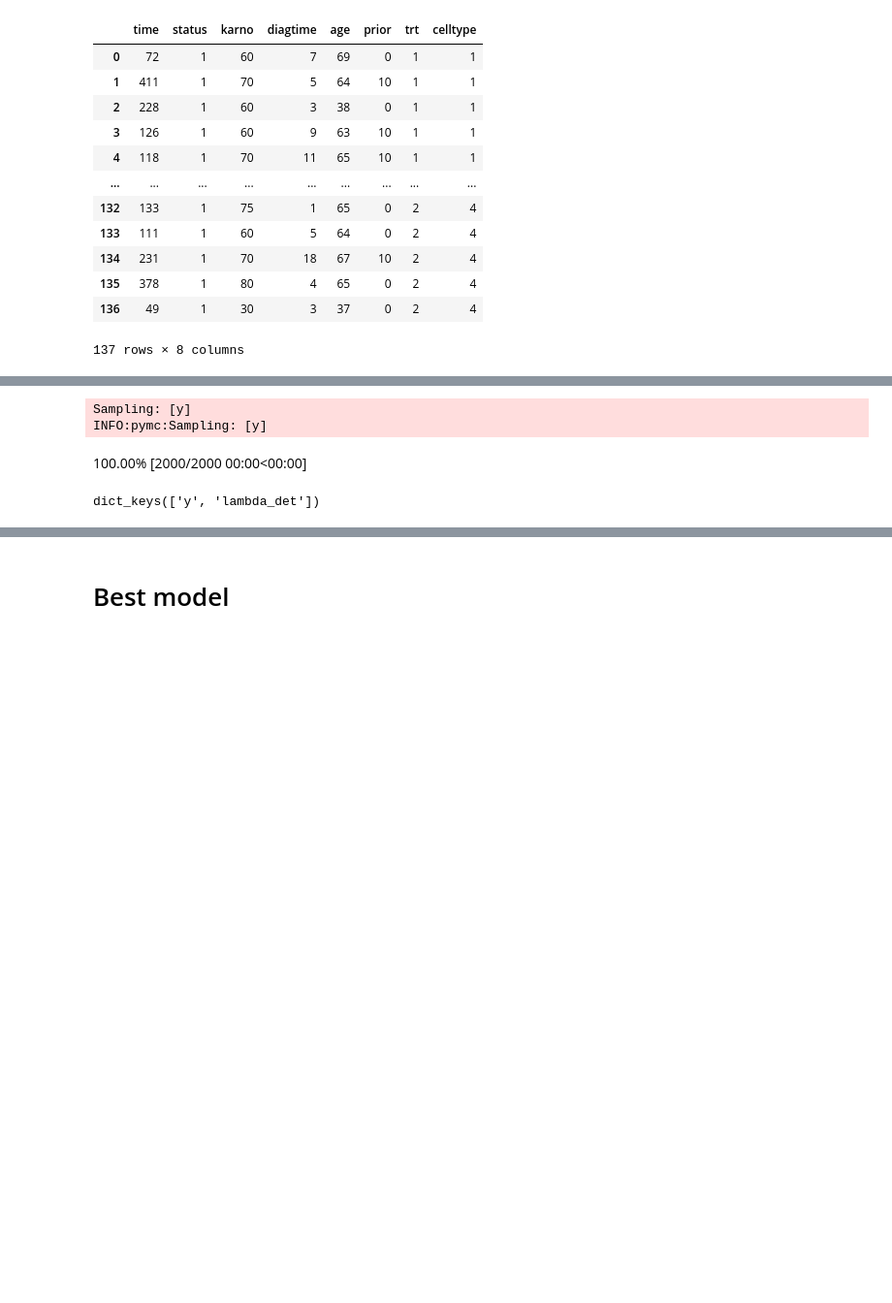
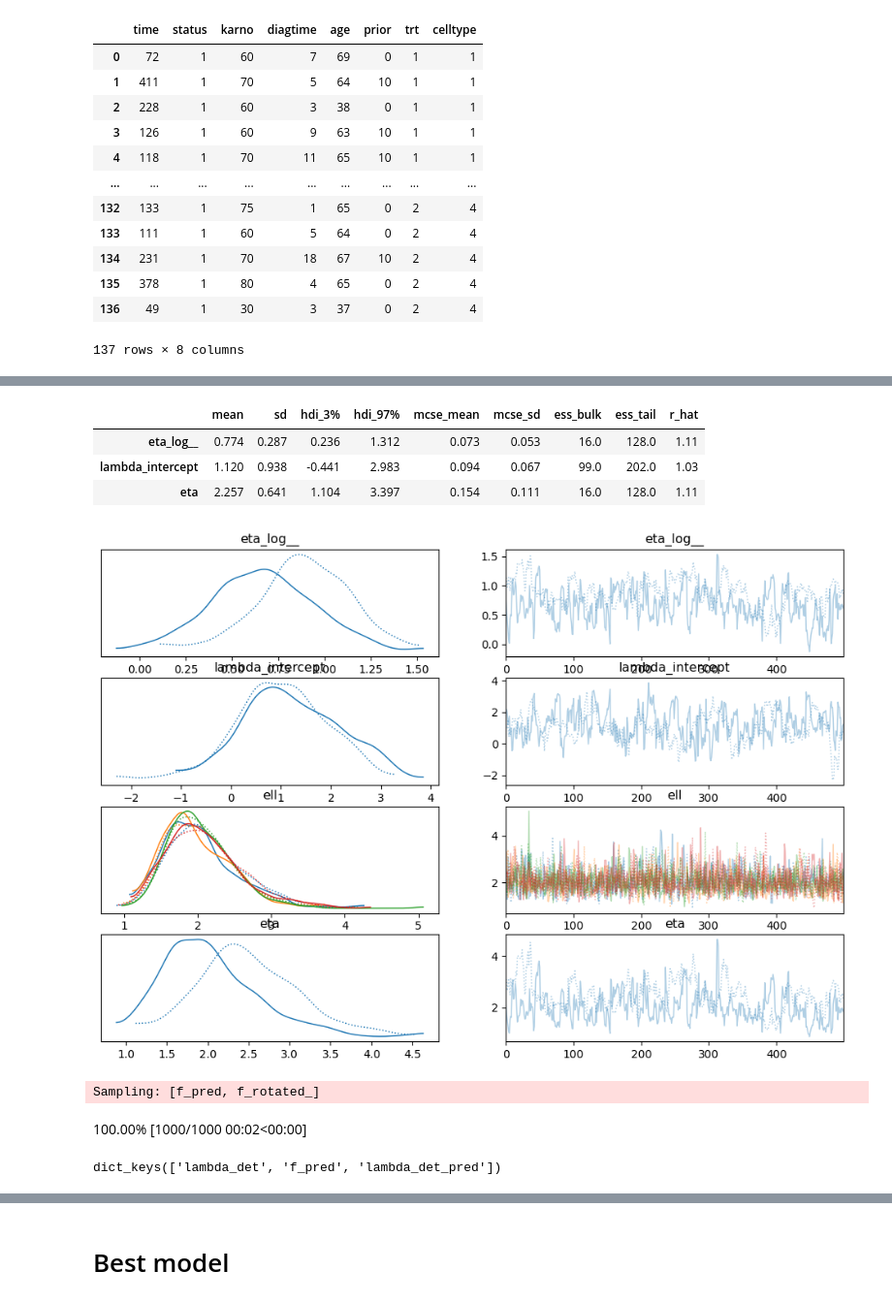
Before and after one commit to ipa/pymc-survival, a Jupyter notebook: examples/notebooks/test_gp.ipynb, the cells around one changed output, grey strips where cells are left out. Shown at 97% size. Cells and saved outputs as stored; diff of their text form; code cells hidden in the pictures; blank space fills up the shorter version.

```diff
--- a/examples/notebooks/test_gp.ipynb
+++ b/examples/notebooks/test_gp.ipynb
@@ -196,38 +54,0 @@ plt.xlim(0, 365);
-# %%
-y_train = y.astype(float)
-print(y_train.shape)
-
-with pm.Model() as model2:
-    ell = pm.InverseGamma("ell", mu=1.0, sigma=0.5, shape=(n_predictors,))
-    eta = pm.Exponential("eta", lam=1.0)
-    cov = eta ** 2 * pm.gp.cov.ExpQuad(input_dim=n_predictors, ls=ell)
-
-    gp = pm.gp.Latent(cov_func=cov)
-    f = gp.prior("f", X=X_train)
-
-    # logit link and Bernoulli likelihood
-    # p = pm.Deterministic("p", pm.math.invlogit(f))
-
-    lambda_intercept = pm.Normal("lambda_intercept",
-                                 mu=0,
-                                 sigma=1)
-
-    lambda_det = pm.Deterministic("lambda_det", pm.math.exp(lambda_intercept + f))
-    # y_ = pm.Bernoulli("y", p=p, observed=y_train)
-
-    # censor_ = pm.math.eq(y_train[:, 1], 1)
-    # print(y_train[:, 0].eval())
-    # without censoring
-    y_ = pm.Exponential("y", pm.math.ones_like(y_train[y_train[:, 1] == 0, 0]) / lambda_det[y_train[:, 1] == 0],
-                        observed=y_train[y_train[:, 1] == 0, 0])
-
-    def exponential_lccdf(lam, time):
-        """ Log complementary cdf of Exponential distribution. """
-        return -(lam * time)
-
-    y_cens = pm.Potential(
-        "y_cens", exponential_lccdf(pm.math.ones_like(y_train[y_train[:, 1] == 1, 0]) / lambda_det[y_train[:, 1] == 1],
-                                    y_train[y_train[:, 1] == 1, 0])
-    )
-
-    trace2 = pm.sampling_jax.sample_blackjax_nuts(draws=1000, tune=500, chains=2, random_seed=1)
@@ -244,14 +203,33 @@ Log Likelihood time =  0:00:11.483838
+# %%
+az.summary(trace, var_names=['~ell_log__', '~lambda_det', '~f_rotated_', '~f', '~ell'])
+# %% [output]
+|  | mean | sd | hdi_3% | hdi_97% | mcse_mean | mcse_sd | ess_bulk | ess_tail | r_hat |
+| eta_log__ | 0.774 | 0.287 | 0.236 | 1.312 | 0.073 | 0.053 | 16.0 | 128.0 | 1.11 |
+| lambda_intercept | 1.120 | 0.938 | -0.441 | 2.983 | 0.094 | 0.067 | 99.0 | 202.0 | 1.03 |
+| eta | 2.257 | 0.641 | 1.104 | 3.397 | 0.154 | 0.111 | 16.0 | 128.0 | 1.11 |
+# %%
+az.plot_trace(trace, var_names=['~ell_log__', '~lambda_det', '~f_rotated_', '~f']);
+# %% [output]
+[figure, added]
 # %%
-with model2:
-    ppc = pm.sample_posterior_predictive(trace2, var_names=['y', 'lambda_det'], return_inferencedata=False)
+with model:
+    pm.set_data({
+        'model_input': X_test,
+        'predict': False
+    })
+
+    f_pred = gp.conditional("f_pred", X_test, jitter=1e-4)
+    p_pred = pm.Deterministic("lambda_det_pred", pm.math.exp(lambda_intercept + f_pred))
+
+with model:
+    ppc = pm.sample_posterior_predictive(trace, var_names=['lambda_det', "f_pred", "lambda_det_pred"], return_inferencedata=False)
     print(ppc.keys())
 
-lambda_det = ppc['lambda_det'].reshape(-1, 137).mean(axis=0)
+lambda_det = ppc['lambda_det_pred'].reshape(-1, 28).mean(axis=0)
 # %% [output]
-Sampling: [y]
-INFO:pymc:Sampling: [y]
+Sampling: [f_pred, f_rotated_]
-100.00% [2000/2000 00:00<00:00]
+100.00% [1000/1000 00:02<00:00]
-dict_keys(['y', 'lambda_det'])
+dict_keys(['lambda_det', 'f_pred', 'lambda_det_pred'])
 # %%
 t = np.linspace(0, max(y_train[:,0]), 100)
 
```
Also changed, not shown: parts of 27 cells of this notebook, 10 other files.
